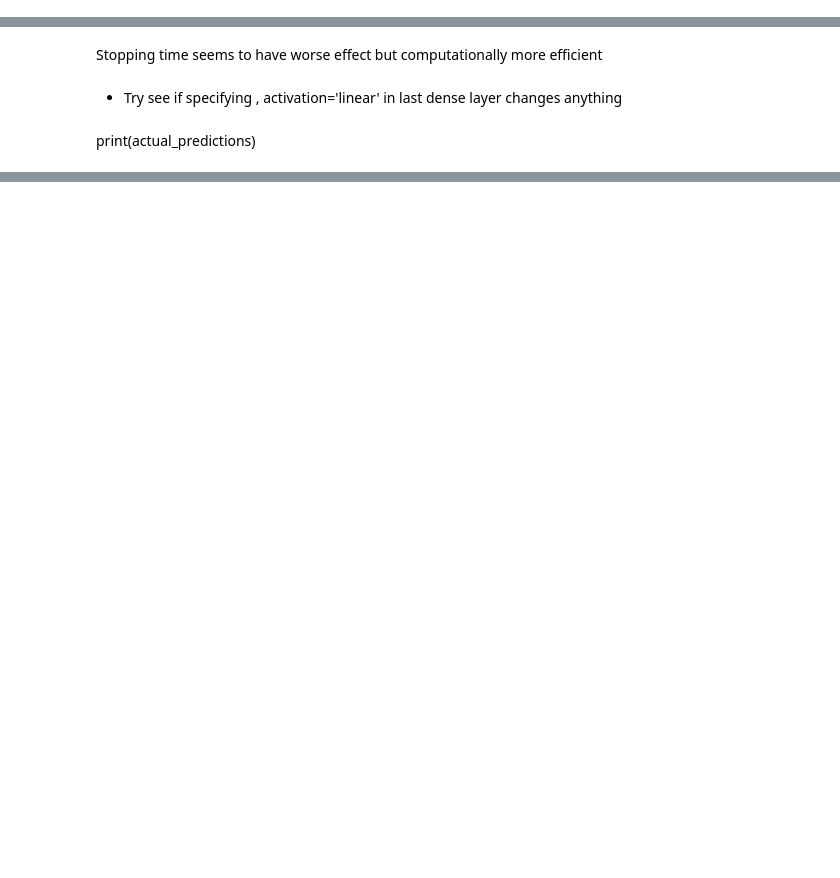
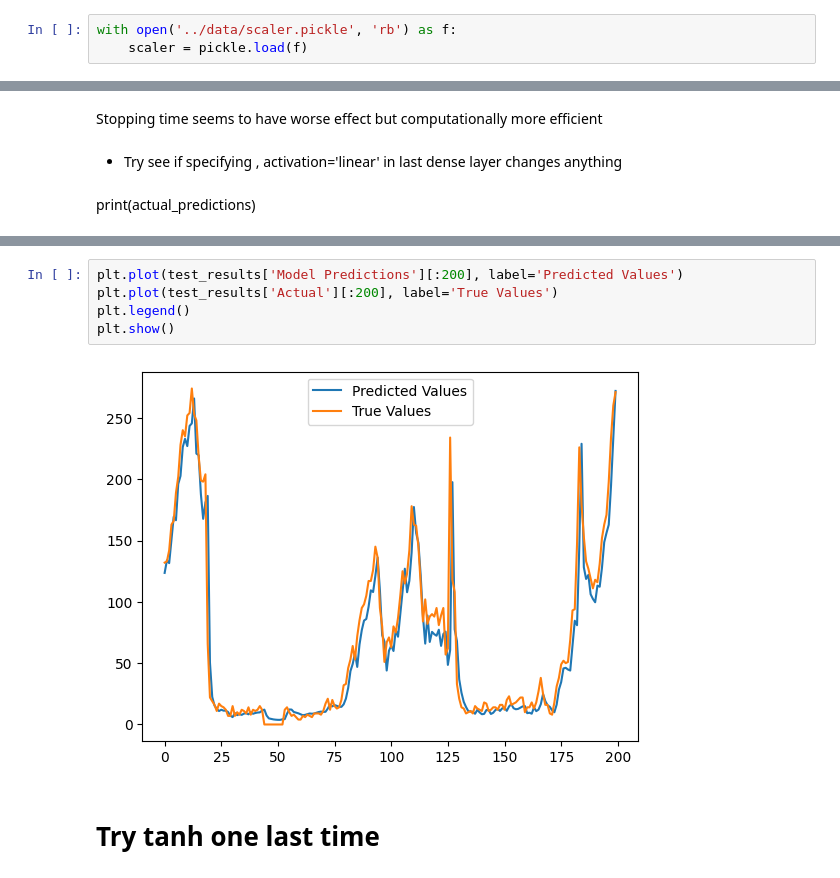
Before and after one commit to djjjones6/Group_Assessment_2, a Jupyter notebook: Matt W/LSTM_practice.ipynb, the cells around one changed output, grey strips where cells are left out. Saved outputs shown, nothing was run; the diff lists cells and outputs as text; blank space fills up the shorter version.

```diff
--- a/Matt W/LSTM_practice.ipynb
+++ b/Matt W/LSTM_practice.ipynb
@@ -24,6 +25,9 @@ with open('../data/train_data.pickle', 'rb') as f:
 # %%
 with open('../data/test_data.pickle', 'rb') as f:
     test_data = pickle.load(f)
+# %%
+with open('../data/scaler.pickle', 'rb') as f:
+    scaler = pickle.load(f)
 # %%
 #def evaluate_forecasts(actual, predicted):
 train_data.head()
@@ -687,3 +452,12 @@ test_results.head()
+# %%
+plt.plot(test_results['Model Predictions'][:200], label='Predicted Values')
+plt.plot(test_results['Actual'][:200], label='True Values')
+plt.legend()
+plt.show()
+# %% [output]
+[figure, added]
+# %% [markdown]
+# Try tanh one last time
 # %%
 n_steps = X_train.shape[1]
 n_features = X_train.shape[2]
```
Also changed, not shown: parts of 99 cells of this notebook, 5 other files.
